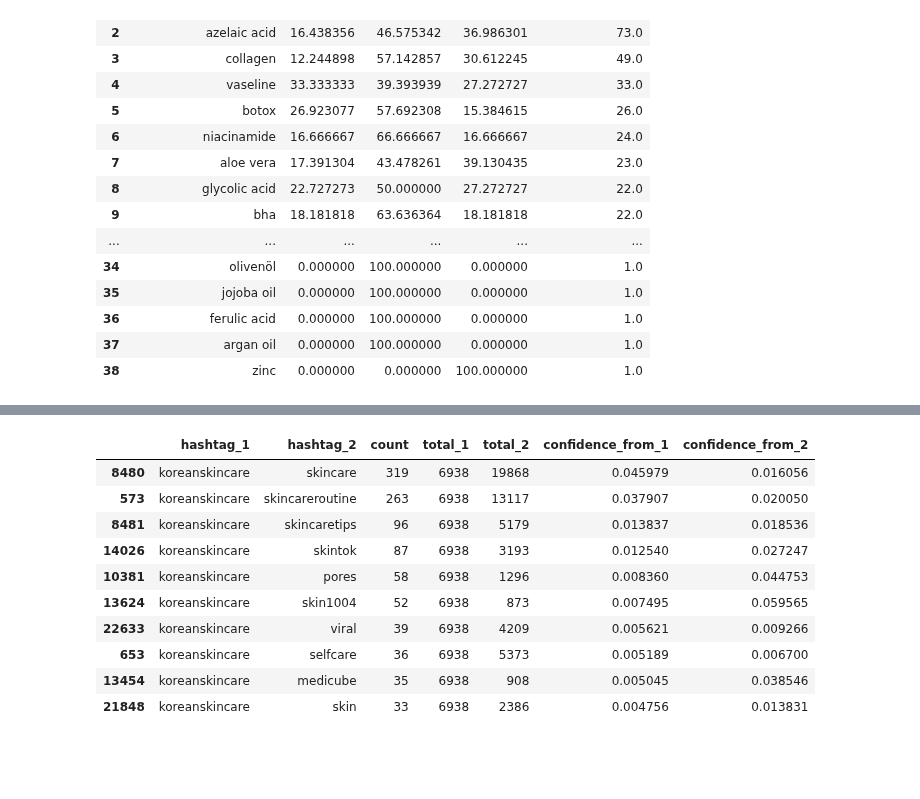
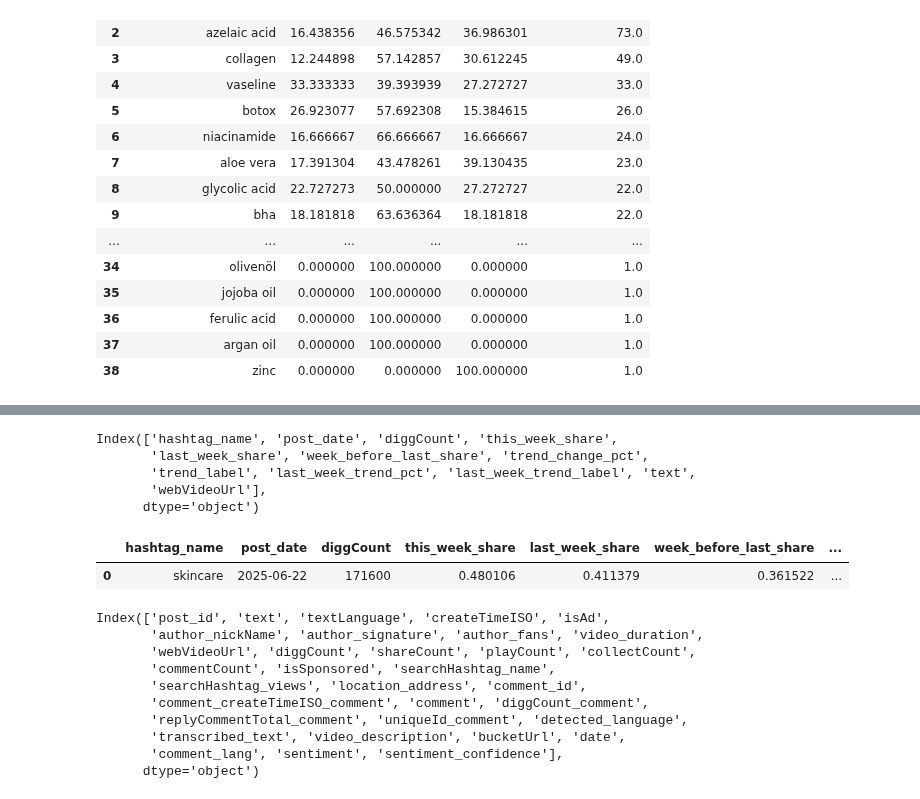
Before and after one commit to Hannah1171/skincare_analysis, a Jupyter notebook: skincare/scripts/test.ipynb, the cells around one changed output, grey strips where cells are left out. Drawn from its saved outputs; the diff is of its cells as text; code cells hidden in the pictures; blank space fills up the shorter version.

```diff
--- a/skincare/scripts/test.ipynb
+++ b/skincare/scripts/test.ipynb
@@ -982,14 +795,15 @@ co_df_sorted[co_df_sorted['hashtag_1'] == 'viral'].sort_values(by='share_from_1'
-# %%
-co_df[co_df['hashtag_1']=='koreanskincare'].sort_values(by='count', ascending=False).head(10)
-# %% [output]
-|  | hashtag_1 | hashtag_2 | count | total_1 | total_2 | confidence_from_1 | confidence_from_2 |
-| 8480 | koreanskincare | skincare | 319 | 6938 | 19868 | 0.045979 | 0.016056 |
-| 573 | koreanskincare | skincareroutine | 263 | 6938 | 13117 | 0.037907 | 0.020050 |
-| 8481 | koreanskincare | skincaretips | 96 | 6938 | 5179 | 0.013837 | 0.018536 |
-| 14026 | koreanskincare | skintok | 87 | 6938 | 3193 | 0.012540 | 0.027247 |
-| 10381 | koreanskincare | pores | 58 | 6938 | 1296 | 0.008360 | 0.044753 |
-| 13624 | koreanskincare | skin1004 | 52 | 6938 | 873 | 0.007495 | 0.059565 |
-| 22633 | koreanskincare | viral | 39 | 6938 | 4209 | 0.005621 | 0.009266 |
-| 653 | koreanskincare | selfcare | 36 | 6938 | 5373 | 0.005189 | 0.006700 |
-| 13454 | koreanskincare | medicube | 35 | 6938 | 908 | 0.005045 | 0.038546 |
-| 21848 | koreanskincare | skin | 33 | 6938 | 2386 | 0.004756 | 0.013831 |
+# %%
+hashtags=pd.read_csv("/Users/ritushetkar/env_capstone/data/hashags_result_table.csv")
+# %%
+hashtags.columns
+# %% [output]
+Index(['hashtag_name', 'post_date', 'diggCount', 'this_week_share',
+       'last_week_share', 'week_before_last_share', 'trend_change_pct',
+       'trend_label', 'last_week_trend_pct', 'last_week_trend_label', 'text',
+       'webVideoUrl'],
+      dtype='object')
+# %%
+hashtags.head(1)
+# %% [output]
+|  | hashtag_name | post_date | diggCount | this_week_share | last_week_share | week_before_last_share | ... |
+| 0 | skincare | 2025-06-22 | 171600 | 0.480106 | 0.411379 | 0.361522 | ... |
@@ -995,0 +812,13 @@ co_df[co_df['hashtag_1']=='koreanskincare'].sort_values(by='count', ascending=Fa
+# %%
+brands.columns
+# %% [output]
+Index(['post_id', 'text', 'textLanguage', 'createTimeISO', 'isAd',
+       'author_nickName', 'author_signature', 'author_fans', 'video_duration',
+       'webVideoUrl', 'diggCount', 'shareCount', 'playCount', 'collectCount',
+       'commentCount', 'isSponsored', 'searchHashtag_name',
+       'searchHashtag_views', 'location_address', 'comment_id',
+       'comment_createTimeISO_comment', 'comment', 'diggCount_comment',
+       'replyCommentTotal_comment', 'uniqueId_comment', 'detected_language',
+       'transcribed_text', 'video_description', 'bucketUrl', 'date',
+       'comment_lang', 'sentiment', 'sentiment_confidence'],
+      dtype='object')
```
Also changed, not shown: parts of 19 cells of this notebook, 7 other files.
